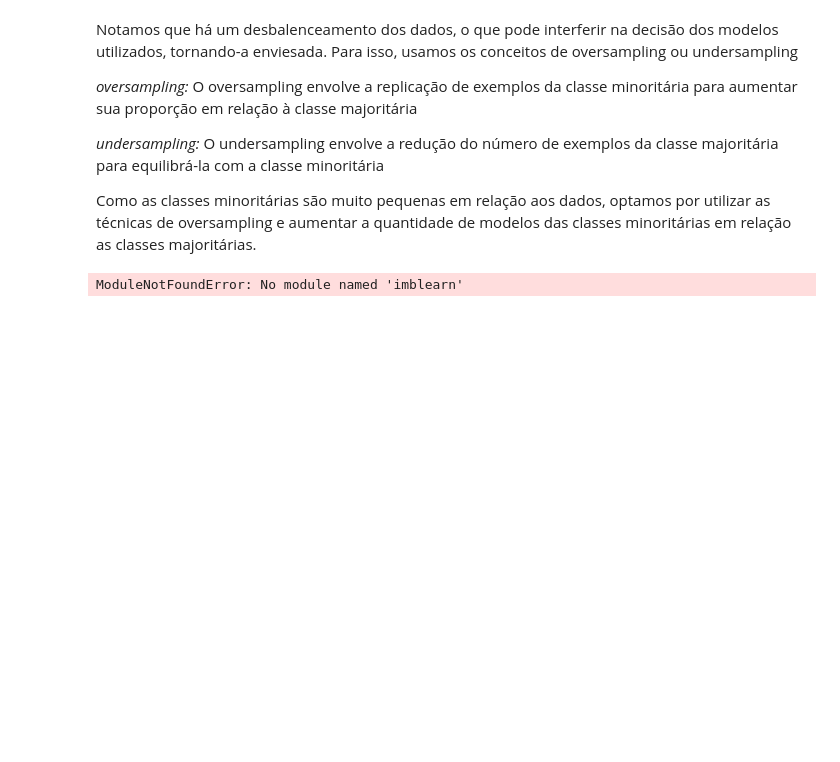
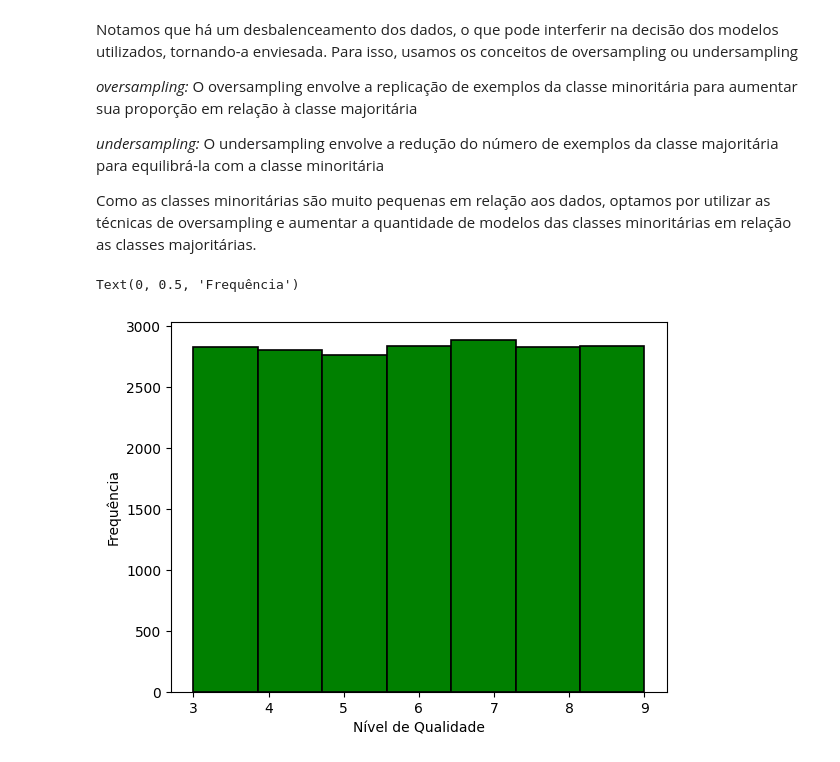
Before and after one commit to ViniciusGN/CIS-2-Trainee, a Jupyter notebook: code-main.ipynb, the cells around one changed output. Saved outputs shown, nothing was run; the diff lists cells and outputs as text; code cells hidden in the pictures; blank space fills up the shorter version.

```diff
--- a/code-main.ipynb
+++ b/code-main.ipynb
@@ -185,17 +185,16 @@ Notamos que há um desbalenceamento dos dados, o que pode interferir na decisão
 
 Como as classes minoritárias são muito pequenas em relação aos dados, optamos por utilizar as técnicas de oversampling e aumentar a quantidade de modelos das classes minoritárias em relação as classes majoritárias.
 # %%
-from imblearn.over_sampling import RandomOverSampler
+from imblearn.over_sampling import ADASYN
 
-ros = RandomOverSampler(random_state=0)
+adasyn_c = ADASYN(sampling_strategy='auto', n_neighbors=4, random_state=0)
 
 # Aplicação do Random Oversampling aos dados X_scaled e y_quality
-X_ros, y_ros = ros.fit_resample(X_normalizado, y)
+X_ads, y_ads = adasyn_c.fit_resample(X_normalizado, y)
 
-quality = data[:, 12:13]
-
-plt.hist(quality, bins=7, color='green', edgecolor='black', linewidth=1.2)
+plt.hist(y_ads, bins=7, color='green', edgecolor='black', linewidth=1.2)
 plt.xlabel('Nível de Qualidade')
 plt.ylabel('Frequência')
 # %% [output]
-ModuleNotFoundError: No module named 'imblearn'
+Text(0, 0.5, 'Frequência')
+[figure, added]
```
Also changed, not shown: parts of 9 cells of this notebook.
